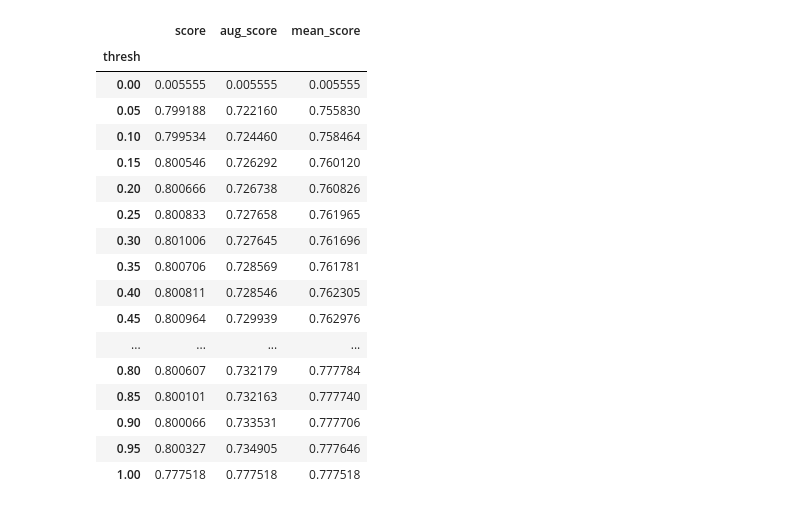
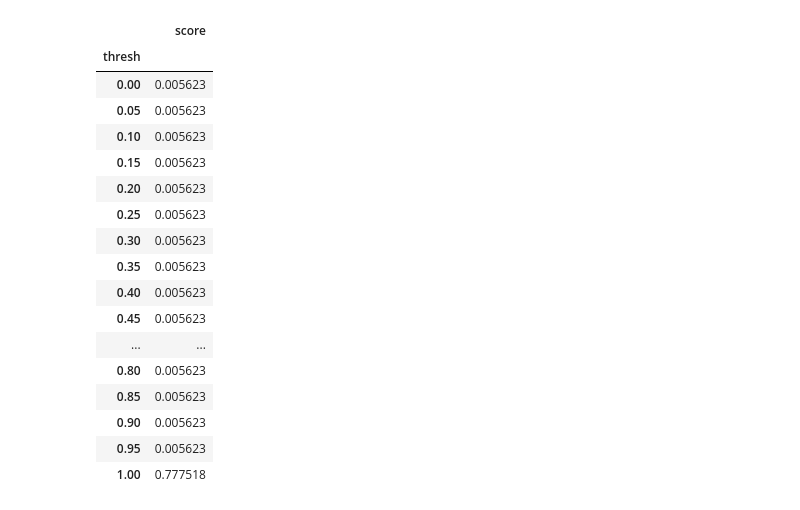
Before and after one commit to yusuke0324/siim_pneumo, a Jupyter notebook: vis_train.ipynb, the cells around one changed output. Cells and saved outputs as stored; diff of their text form; code cells hidden in the pictures.

Commit message:
add snapshot ensemble but something wrong with evaluation

```diff
--- a/vis_train.ipynb
+++ b/vis_train.ipynb
@@ -66,23 +96,25 @@ saving dirs: /data/pneumo_log/val_1/val_predictions/2019_0810_2118/
+# %%
+pd.read_csv('/data/pneumo_log/val_1/val_predictions/2019_0815_1742/best_weights/thresh_evaluation.csv').groupby('thresh').mean()
+# %% [output]
+|  | score |
+| thresh |  |
+| 0.00 | 0.005623 |
+| 0.05 | 0.005623 |
+| 0.10 | 0.005623 |
+| 0.15 | 0.005623 |
+| 0.20 | 0.005623 |
+| 0.25 | 0.005623 |
+| 0.30 | 0.005623 |
+| 0.35 | 0.005623 |
+| 0.40 | 0.005623 |
+| 0.45 | 0.005623 |
+| ... | ... |
+| 0.80 | 0.005623 |
+| 0.85 | 0.005623 |
+| 0.90 | 0.005623 |
+| 0.95 | 0.005623 |
+| 1.00 | 0.777518 |
 # %%
-pred_data_dir='/data/pneumo_log/val_1/val_predictions/2019_0810_2118/'
-df= eval_util.eval_all_pred(pred_data_dir='/data/pneumo_log/val_1/val_predictions/2019_0810_2118/')
-df.groupby('thresh').mean()
+pred_data_dir='/data/pneumo_log/val_1/val_predictions/2019_0815_1742/best_weights/'
+df= eval_util.eval_all_pred(pred_data_dir='/data/pneumo_log/val_1/val_predictions/2019_0815_1742/best_weights/')
+# df.groupby('thresh').mean()
-# %% [output]
-|  | score | aug_score | mean_score |
-| thresh |  |  |  |
-| 0.00 | 0.005555 | 0.005555 | 0.005555 |
-| 0.05 | 0.799188 | 0.722160 | 0.755830 |
-| 0.10 | 0.799534 | 0.724460 | 0.758464 |
-| 0.15 | 0.800546 | 0.726292 | 0.760120 |
-| 0.20 | 0.800666 | 0.726738 | 0.760826 |
-| 0.25 | 0.800833 | 0.727658 | 0.761965 |
-| 0.30 | 0.801006 | 0.727645 | 0.761696 |
-| 0.35 | 0.800706 | 0.728569 | 0.761781 |
-| 0.40 | 0.800811 | 0.728546 | 0.762305 |
-| 0.45 | 0.800964 | 0.729939 | 0.762976 |
-| ... | ... | ... | ... |
-| 0.80 | 0.800607 | 0.732179 | 0.777784 |
-| 0.85 | 0.800101 | 0.732163 | 0.777740 |
-| 0.90 | 0.800066 | 0.733531 | 0.777706 |
-| 0.95 | 0.800327 | 0.734905 | 0.777646 |
-| 1.00 | 0.777518 | 0.777518 | 0.777518 |
```
Also changed, not shown: parts of 29 cells of this notebook, 10 other files.
